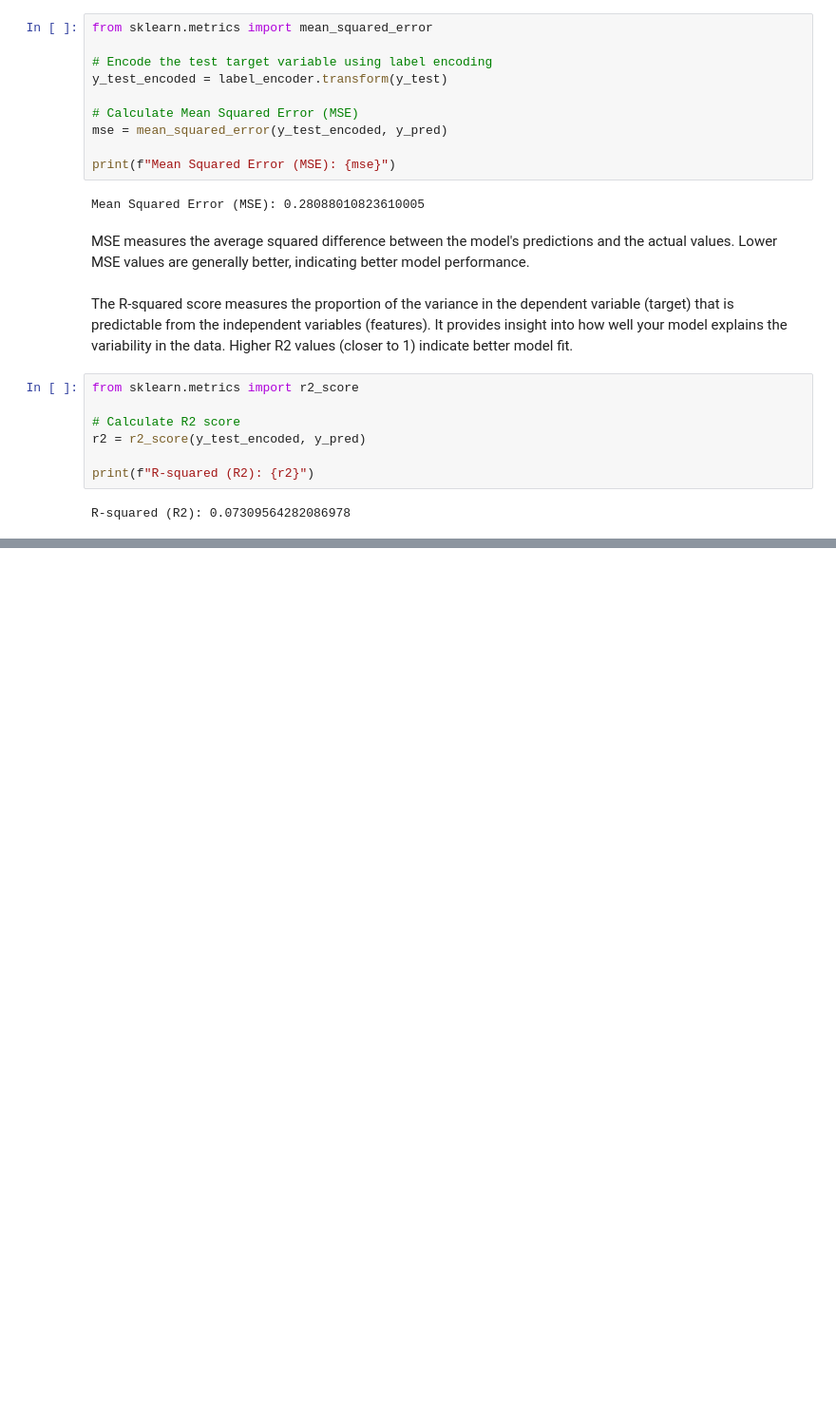
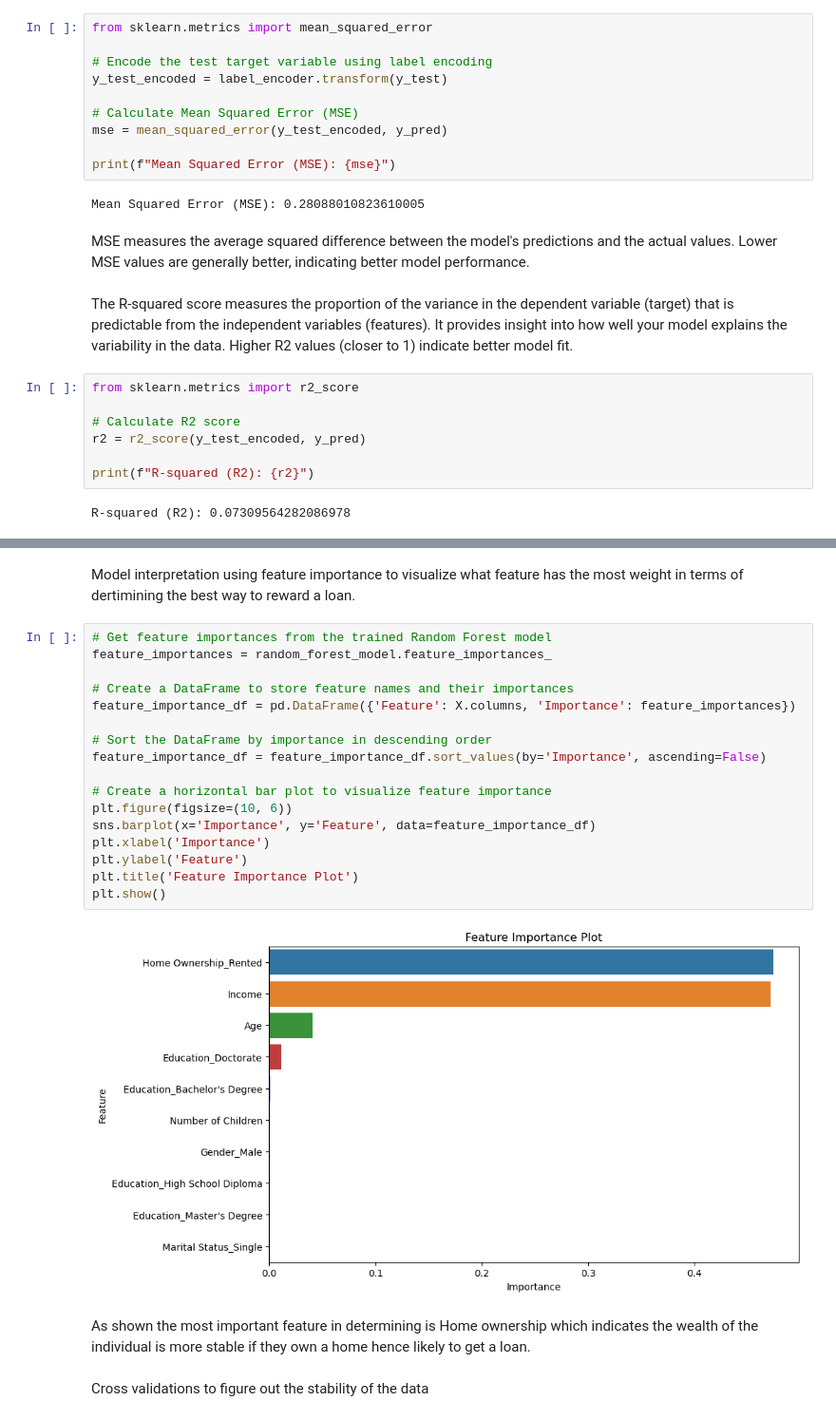
Before and after one commit to raphiqi/Credit-Score-API-, a Jupyter notebook: Credit Score API.ipynb, the cells around one changed output, grey strips where cells are left out. Shown at 95% size. Drawn from its saved outputs; the diff is of its cells as text; blank space fills up the shorter version.

```diff
--- a/Credit Score API.ipynb
+++ b/Credit Score API.ipynb
@@ -152,0 +213,25 @@ R-squared (R2): 0.07309564282086978
+# %% [markdown]
+Model interpretation using feature importance to visualize what feature has the most weight in terms of dertimining the best way to reward a loan.
+# %%
+# Get feature importances from the trained Random Forest model
+feature_importances = random_forest_model.feature_importances_
+
+# Create a DataFrame to store feature names and their importances
+feature_importance_df = pd.DataFrame({'Feature': X.columns, 'Importance': feature_importances})
+
+# Sort the DataFrame by importance in descending order
+feature_importance_df = feature_importance_df.sort_values(by='Importance', ascending=False)
+
+# Create a horizontal bar plot to visualize feature importance
+plt.figure(figsize=(10, 6))
+sns.barplot(x='Importance', y='Feature', data=feature_importance_df)
+plt.xlabel('Importance')
+plt.ylabel('Feature')
+plt.title('Feature Importance Plot')
+plt.show()
+# %% [output]
+[figure, added]
+# %% [markdown]
+As shown the most important feature in determining is Home ownership which indicates the wealth of the individual is more stable if they own a home hence likely to get a loan.
+# %% [markdown]
+Cross validations to figure out the stability of the data
```
Also changed, not shown: parts of 18 cells of this notebook.
